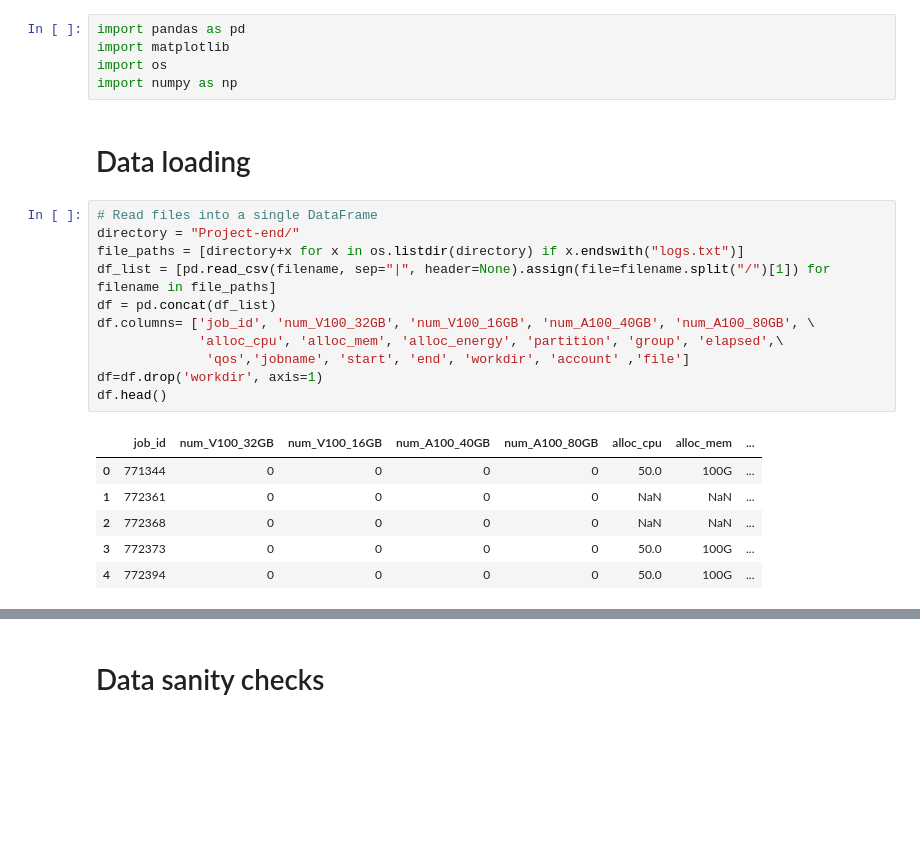
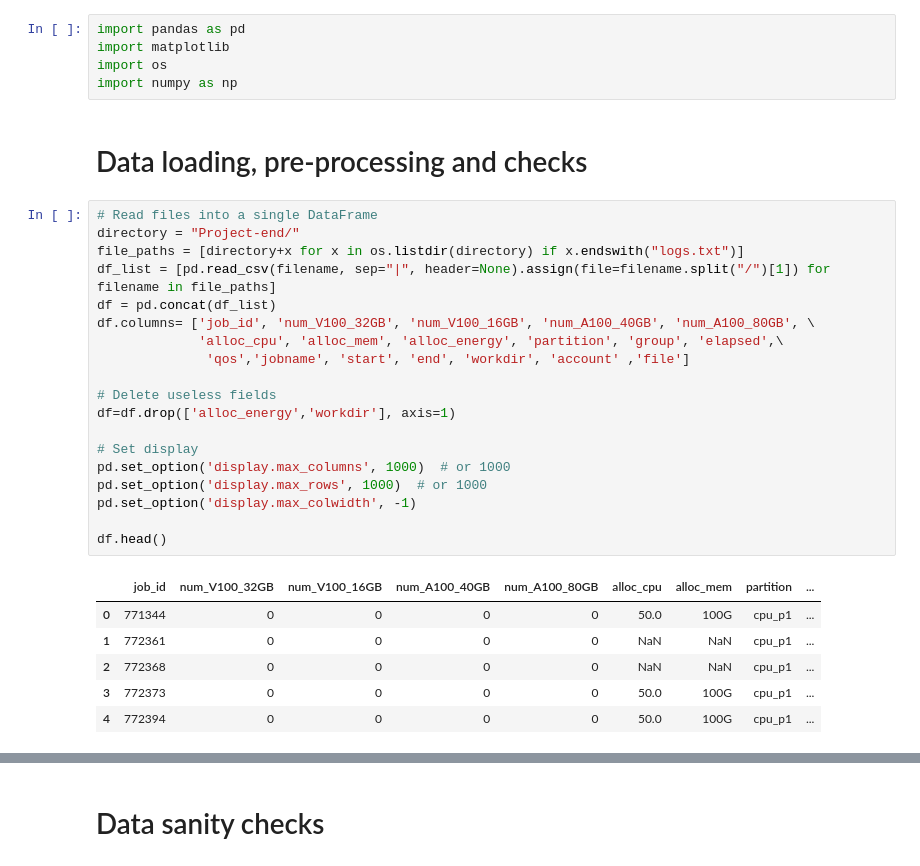
Before and after one commit to bigscience-workshop/carbon-footprint, a Jupyter notebook: bloom_carbon_footprint.ipynb, the cells around one changed output, grey strips where cells are left out. Cells and saved outputs as stored; diff of their text form; blank space fills up the shorter version.

```diff
--- a/bloom_carbon_footprint.ipynb
+++ b/bloom_carbon_footprint.ipynb
@@ -21,22 +20,30 @@ import matplotlib
 import os
 import numpy as np
 # %% [markdown]
-# Data loading
+# Data loading, pre-processing and checks
 # %%
 # Read files into a single DataFrame
 directory = "Project-end/"
 file_paths = [directory+x for x in os.listdir(directory) if x.endswith("logs.txt")]
 df_list = [pd.read_csv(filename, sep="|", header=None).assign(file=filename.split("/")[1]) for filename in file_paths]
 df = pd.concat(df_list)
 df.columns= ['job_id', 'num_V100_32GB', 'num_V100_16GB', 'num_A100_40GB', 'num_A100_80GB', \
              'alloc_cpu', 'alloc_mem', 'alloc_energy', 'partition', 'group', 'elapsed',\
               'qos','jobname', 'start', 'end', 'workdir', 'account' ,'file']
-df=df.drop('workdir', axis=1)
+
+# Delete useless fields
+df=df.drop(['alloc_energy','workdir'], axis=1)
+
+# Set display
+pd.set_option('display.max_columns', 1000)  # or 1000
+pd.set_option('display.max_rows', 1000)  # or 1000
+pd.set_option('display.max_colwidth', -1)
+
 df.head()
 # %% [output]
-|  | job_id | num_V100_32GB | num_V100_16GB | num_A100_40GB | num_A100_80GB | alloc_cpu | alloc_mem | ... |
-| 0 | 771344 | 0 | 0 | 0 | 0 | 50.0 | 100G | ... |
-| 1 | 772361 | 0 | 0 | 0 | 0 | NaN | NaN | ... |
-| 2 | 772368 | 0 | 0 | 0 | 0 | NaN | NaN | ... |
-| 3 | 772373 | 0 | 0 | 0 | 0 | 50.0 | 100G | ... |
-| 4 | 772394 | 0 | 0 | 0 | 0 | 50.0 | 100G | ... |
+|  | job_id | num_V100_32GB | num_V100_16GB | num_A100_40GB | num_A100_80GB | alloc_cpu | alloc_mem | partition | ... |
+| 0 | 771344 | 0 | 0 | 0 | 0 | 50.0 | 100G | cpu_p1 | ... |
+| 1 | 772361 | 0 | 0 | 0 | 0 | NaN | NaN | cpu_p1 | ... |
+| 2 | 772368 | 0 | 0 | 0 | 0 | NaN | NaN | cpu_p1 | ... |
+| 3 | 772373 | 0 | 0 | 0 | 0 | 50.0 | 100G | cpu_p1 | ... |
+| 4 | 772394 | 0 | 0 | 0 | 0 | 50.0 | 100G | cpu_p1 | ... |
```
Also changed, not shown: parts of 11 cells of this notebook.
